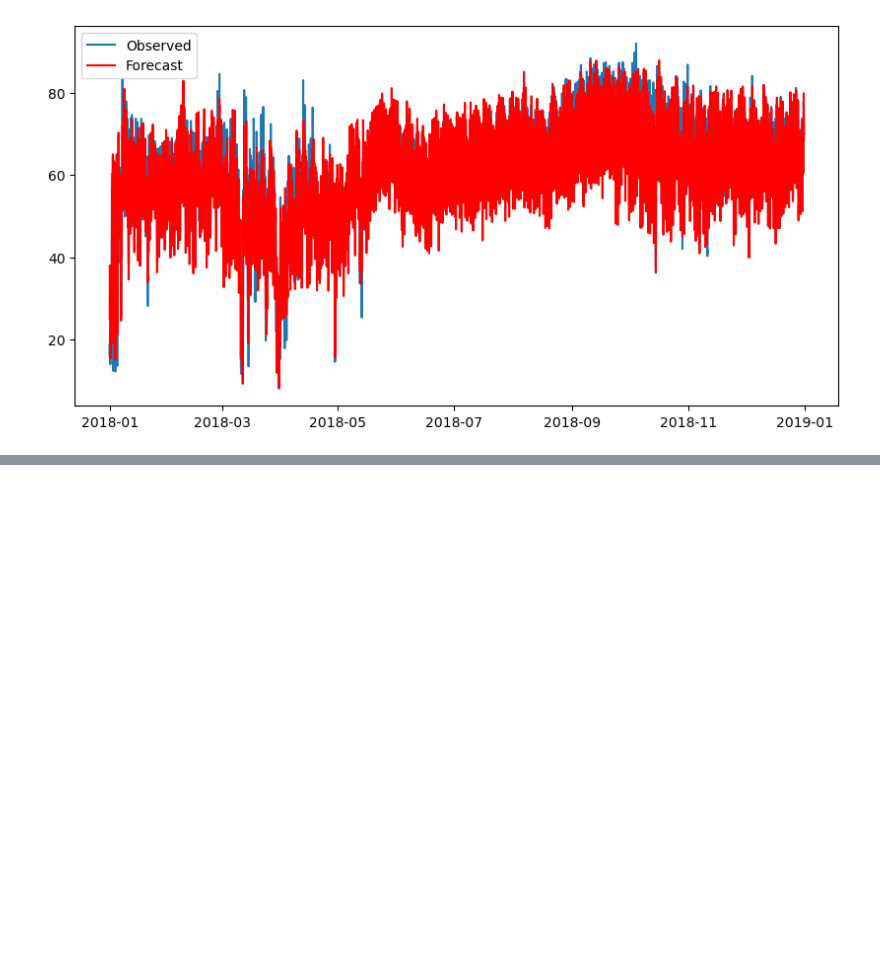
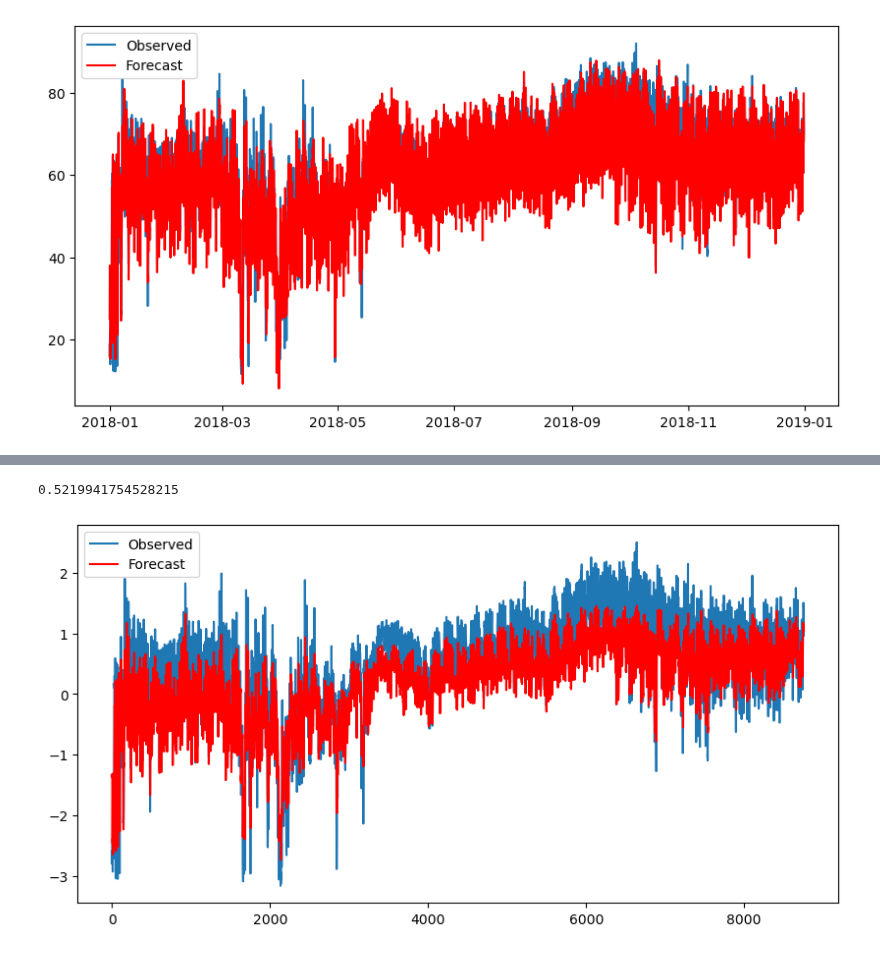
Before and after one commit to MDS-Mountain-Club/MDS_ML_Project, a Jupyter notebook: ARIMA/Tuning Sarimax2.ipynb, the cells around one changed output, grey strips where cells are left out. Drawn from its saved outputs; the diff is of its cells as text; code cells hidden in the pictures; blank space fills up the shorter version.

```diff
--- a/ARIMA/Tuning Sarimax2.ipynb
+++ b/ARIMA/Tuning Sarimax2.ipynb
@@ -303,0 +332,13 @@ plt.show()
+# %%
+#Scaling y_variable
+
+scaler_y = StandardScaler()
+
+# Reshape, fit, and transform y_train
+y_train_scaled = scaler_y.fit_transform(y_train.values.reshape(-1, 1))
+
+# Transform y_test
+y_test_scaled = scaler_y.transform(y_test.values.reshape(-1, 1))
+# %%
+rmse_sc, results_sc, forecast_sc, mean_forecast_sc = sarimax_model_selection(y_train_scaled, X_train,
+                                                                 y_test_scaled, X_test, 1, 0, 2, 1, 0, 2, 12)
@@ -303,0 +347,15 @@ plt.show()
+# %%
+print(rmse_sc)
+# %% [output]
+0.5219941754528215
+# %%
+
+x_axis = range(len(y_test_scaled))
+
+plt.figure(figsize=(10, 5))
+plt.plot(x_axis, y_test_scaled, label='Observed')
+plt.plot(x_axis, mean_forecast_sc, label='Forecast', color='r')
+plt.legend()
+plt.show()
+# %% [output]
+[figure, added]
```
Also changed, not shown: parts of 10 cells of this notebook, 2 other files.
